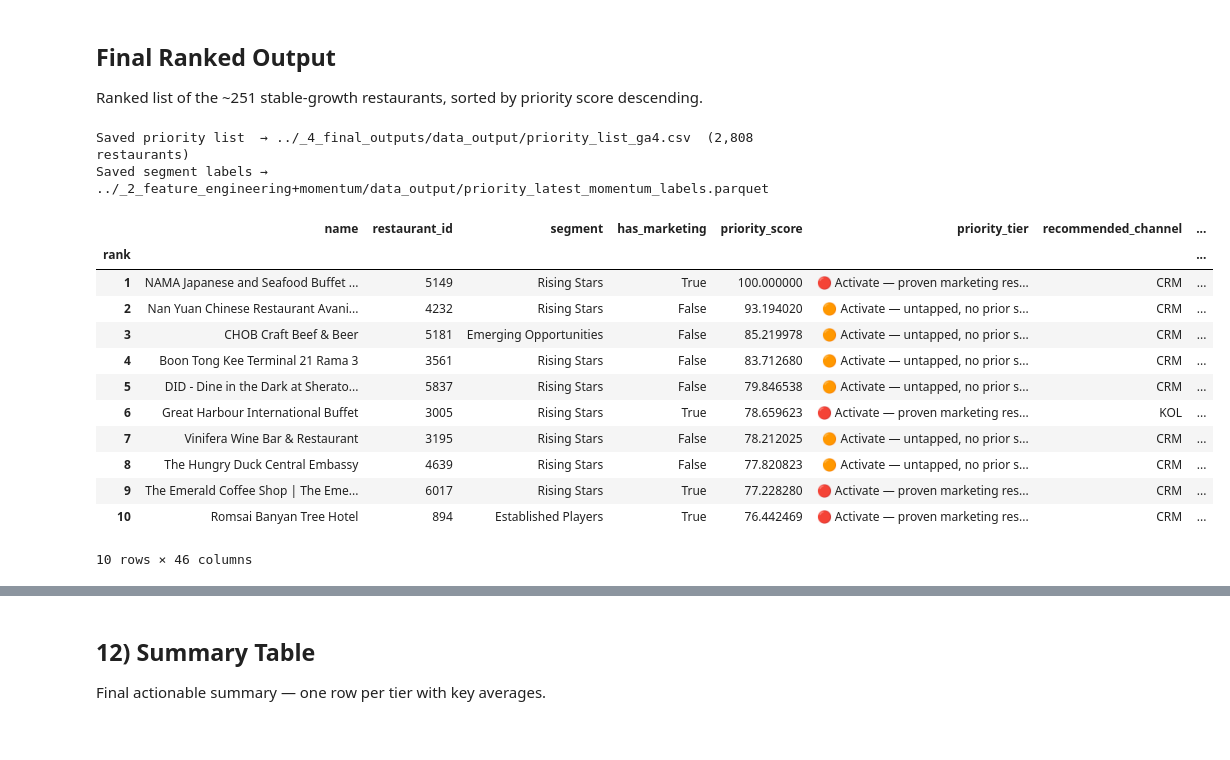
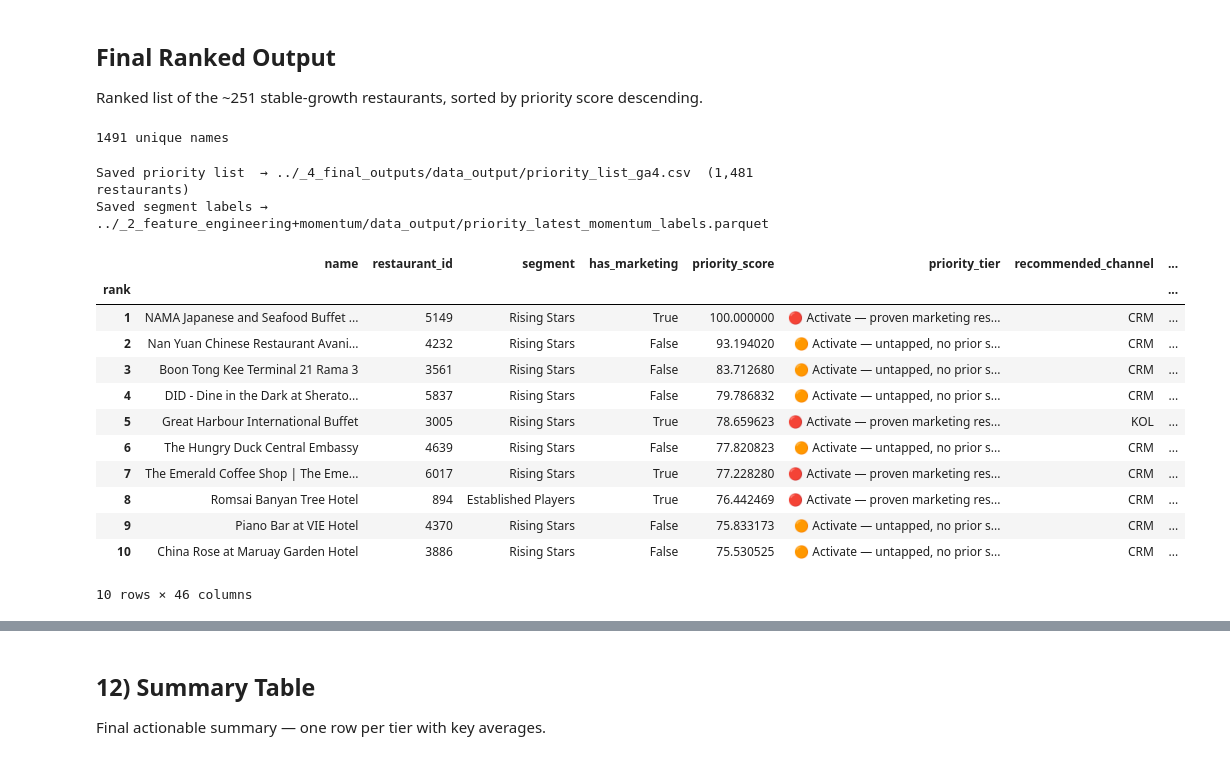
Before and after one commit to liyunling2/OPE, a Jupyter notebook: _4_final_outputs/priority_scoring_GA.ipynb, the cells around one changed output, grey strips where cells are left out. Drawn from its saved outputs; the diff is of its cells as text; code cells hidden in the pictures.

Commit message:
match priority restaurant based on clustering

```diff
--- a/_4_final_outputs/priority_scoring_GA.ipynb
+++ b/_4_final_outputs/priority_scoring_GA.ipynb
@@ -936,7 +934,7 @@ risk_low_gmv_per_view               31
 # apply risks to subscores
 # Risk 1: < 3 consecutive months of GA demand data → ga4_demand × 0.80
 ga4_demand_adj = ga4_demand_adj.where(
-    ~priority_df['risk_thin_ga_demand_data'], ga4_demand_adj * 0.80
+    ~priority_df['risk_thin_ga_demand_data'].astype(bool), ga4_demand_adj * 0.80
 )
 
 # Risk 2: inverse booking vs GA relationship → ga4_demand × 0.90
@@ -946,7 +944,7 @@ ga4_demand_adj = ga4_demand_adj.where(
 
 # Risk 3: < 3 consecutive months of GA campaign data → ga_campaign_responsiveness × 0.80
 ga_campaign_resp_adj = ga_campaign_resp_adj.where(
-    ~priority_df['risk_thin_gmv_data'], ga_campaign_resp_adj * 0.80
+    ~priority_df['risk_thin_gmv_data'].astype(bool), ga_campaign_resp_adj * 0.80
 )
 
 # Risk 4: avg gmv/view < 1 → ga_campaign_responsiveness × 0.90
@@ -1090,6 +1088,12 @@ Name: count, dtype: int64
 ## Final Ranked Output
 
 Ranked list of the ~251 stable-growth restaurants, sorted by priority score descending.
+# %%
+# get restaurants only in clustering output
+clusteringR = pd.read_csv("../clustering/data_output/clustering_results.csv")
+print(f"{len(clusteringR['restaurant name'])} unique names")
+# %% [output]
+1491 unique names
 # %%
 output_cols = [
     # Identity
@@ -1128,43 +1132,49 @@ output_cols = [
 
 output_cols = [c for c in output_cols if c in priority_df.columns]
 
+priority_df_final_filter = priority_df[
+    priority_df['name'].astype(str).str.strip().str.lower().isin(
+        clusteringR['restaurant name'].astype(str).str.strip().str.lower()
+    )
+].copy()
+
 priority_list = (
-    priority_df[output_cols]
+    priority_df_final_filter[output_cols]
     .sort_values('priority_score', ascending=False)
     .reset_index(drop=True)
 )
 priority_list.index += 1
 priority_list.index.name = 'rank'
 
 priority_list.to_csv(OUTPUT_PATH)
 
 segment_cols = [c for c in ['restaurant_id', 'name', 'latest_segment', 'score_perf', 'score_growth', 'year_month']
                 if c in latest.columns]
 (
     latest[segment_cols]
     .sort_values('name')
     .drop_duplicates('name', keep='last')
     .reset_index(drop=True)
     .to_parquet(SEGMENT_OUTPUT_PATH, index=False)
 )
 print(f'Saved priority list  → {OUTPUT_PATH}  ({len(priority_list):,} restaurants)')
 print(f'Saved segment labels → {SEGMENT_OUTPUT_PATH}')
 priority_list.head(10)
 # %% [output]
-Saved priority list  → ../_4_final_outputs/data_output/priority_list_ga4.csv  (2,808 restaurants)
+Saved priority list  → ../_4_final_outputs/data_output/priority_list_ga4.csv  (1,481 restaurants)
 Saved segment labels → ../_2_feature_engineering+momentum/data_output/priority_latest_momentum_labels.parquet
 |  | name | restaurant_id | segment | has_marketing | priority_score | priority_tier | recommended_channel | ... |
 | rank |  |  |  |  |  |  |  | ... |
 | 1 | NAMA Japanese and Seafood Buffet ... | 5149 | Rising Stars | True | 100.000000 | 🔴 Activate — proven marketing res... | CRM | ... |
 | 2 | Nan Yuan Chinese Restaurant Avani... | 4232 | Rising Stars | False | 93.194020 | 🟠 Activate — untapped, no prior s... | CRM | ... |
-| 3 | CHOB Craft Beef & Beer | 5181 | Emerging Opportunities | False | 85.219978 | 🟠 Activate — untapped, no prior s... | CRM | ... |
-| 4 | Boon Tong Kee Terminal 21 Rama 3 | 3561 | Rising Stars | False | 83.712680 | 🟠 Activate — untapped, no prior s... | CRM | ... |
-| 5 | DID - Dine in the Dark at Sherato... | 5837 | Rising Stars | False | 79.846538 | 🟠 Activate — untapped, no prior s... | CRM | ... |
-| 6 | Great Harbour International Buffet | 3005 | Rising Stars | True | 78.659623 | 🔴 Activate — proven marketing res... | KOL | ... |
-| 7 | Vinifera Wine Bar & Restaurant | 3195 | Rising Stars | False | 78.212025 | 🟠 Activate — untapped, no prior s... | CRM | ... |
-| 8 | The Hungry Duck Central Embassy | 4639 | Rising Stars | False | 77.820823 | 🟠 Activate — untapped, no prior s... | CRM | ... |
-| 9 | The Emerald Coffee Shop | The Eme... | 6017 | Rising Stars | True | 77.228280 | 🔴 Activate — proven marketing res... | CRM | ... |
-| 10 | Romsai Banyan Tree Hotel | 894 | Established Players | True | 76.442469 | 🔴 Activate — proven marketing res... | CRM | ... |
+| 3 | Boon Tong Kee Terminal 21 Rama 3 | 3561 | Rising Stars | False | 83.712680 | 🟠 Activate — untapped, no prior s... | CRM | ... |
+| 4 | DID - Dine in the Dark at Sherato... | 5837 | Rising Stars | False | 79.786832 | 🟠 Activate — untapped, no prior s... | CRM | ... |
+| 5 | Great Harbour International Buffet | 3005 | Rising Stars | True | 78.659623 | 🔴 Activate — proven marketing res... | KOL | ... |
+| 6 | The Hungry Duck Central Embassy | 4639 | Rising Stars | False | 77.820823 | 🟠 Activate — untapped, no prior s... | CRM | ... |
+| 7 | The Emerald Coffee Shop | The Eme... | 6017 | Rising Stars | True | 77.228280 | 🔴 Activate — proven marketing res... | CRM | ... |
+| 8 | Romsai Banyan Tree Hotel | 894 | Established Players | True | 76.442469 | 🔴 Activate — proven marketing res... | CRM | ... |
+| 9 | Piano Bar at VIE Hotel | 4370 | Rising Stars | False | 75.833173 | 🟠 Activate — untapped, no prior s... | CRM | ... |
+| 10 | China Rose at Maruay Garden Hotel | 3886 | Rising Stars | False | 75.530525 | 🟠 Activate — untapped, no prior s... | CRM | ... |
 10 rows × 46 columns
 # %%
 priority_list.columns
```
Also changed, not shown: parts of 17 cells of this notebook, 2 other files.
